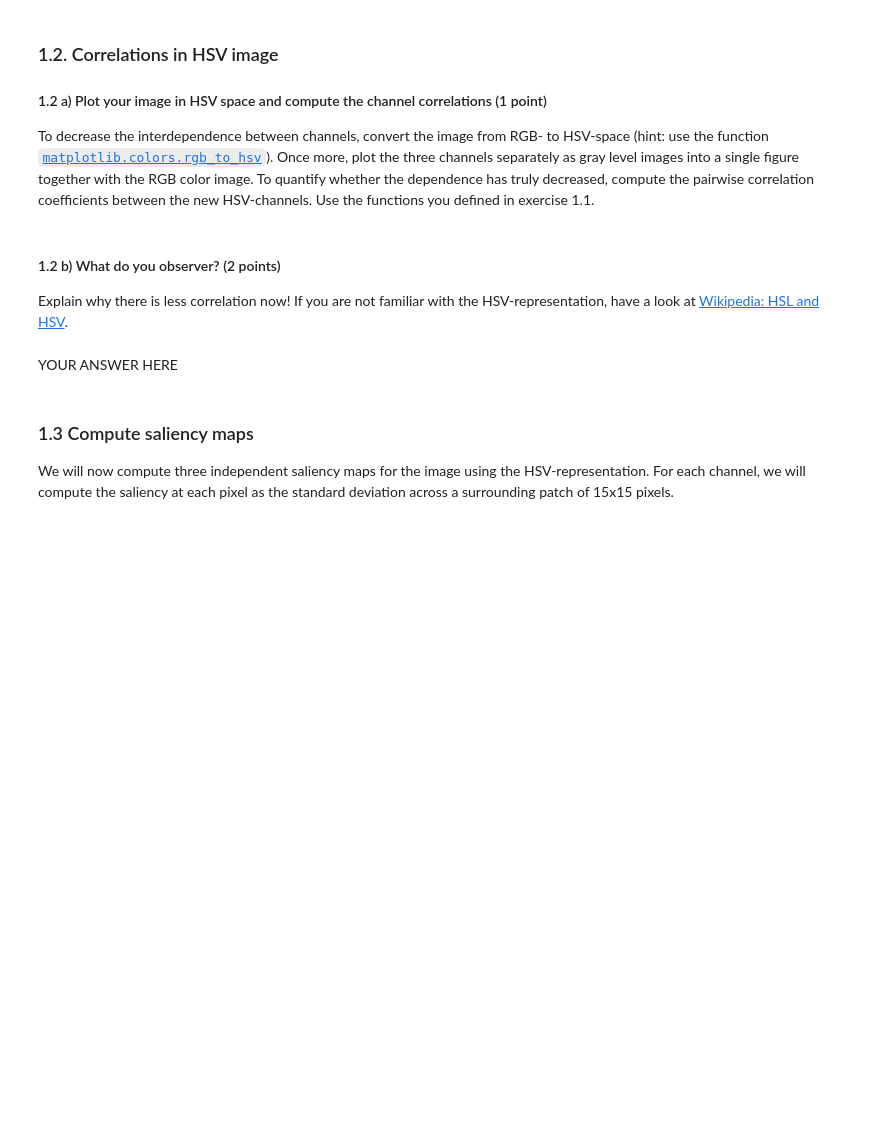
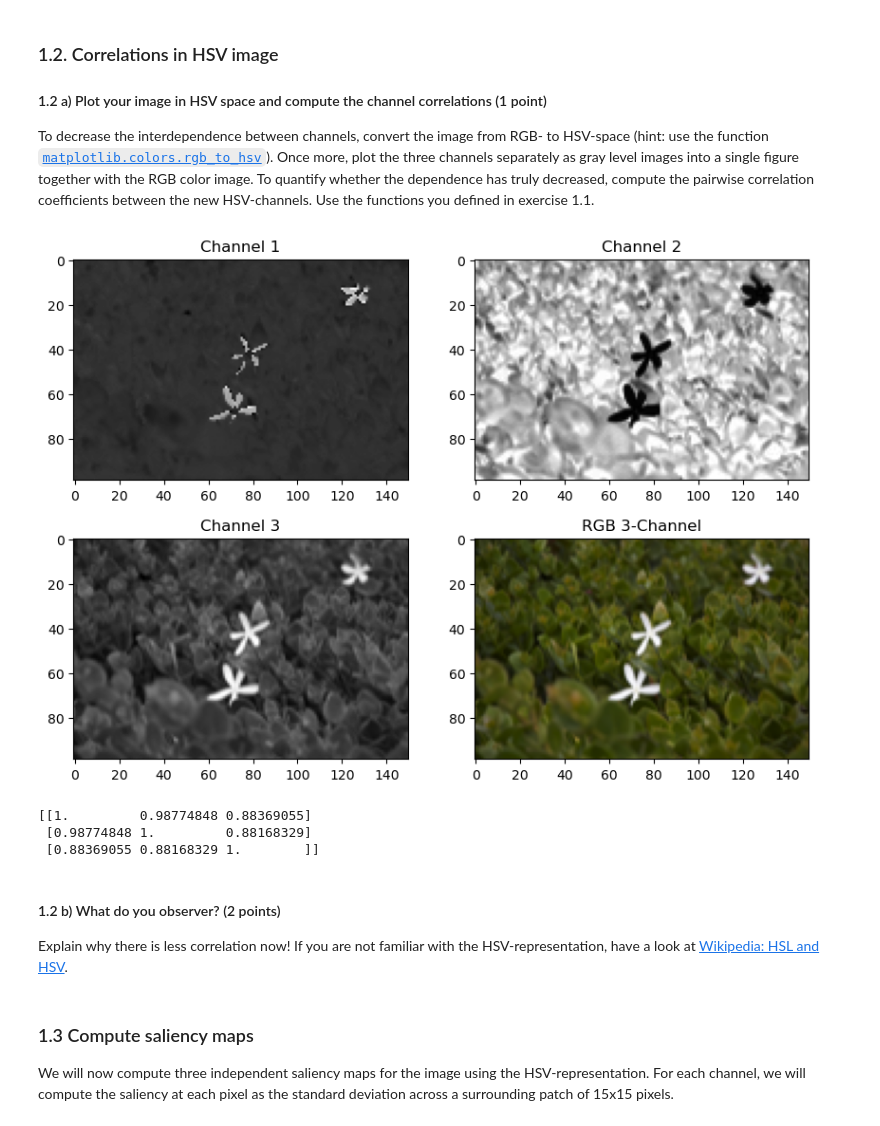
Before and after one commit to lfogarty98/mhbf_pt, a Jupyter notebook: attention/attention.ipynb, the cells around one changed output. Drawn from its saved outputs; the diff is of its cells as text; code cells hidden in the pictures; blank space fills up the shorter version.

```diff
--- a/attention/attention.ipynb
+++ b/attention/attention.ipynb
@@ -144,8 +170,16 @@ raise NotImplementedError()
+# %%
+img_hsv = plot_image_channels(matplotlib.colors.rgb_to_hsv(img), hsv=True)
+# %% [output]
+[figure, added]
+# %%
+print(get_channel_correlations(img_hsv))
+# %% [output]
+[[1.         0.98774848 0.88369055]
+ [0.98774848 1.         0.88168329]
+ [0.88369055 0.88168329 1.        ]]
 # %% [markdown]
 #### 1.2 b) What do you observer? (2 points)
 Explain why there is less correlation now! If you are not familiar with the HSV-representation, have a look at [Wikipedia: HSL and HSV](http://en.wikipedia.org/wiki/HSL_and_HSV).
-# %% [markdown]
-YOUR ANSWER HERE
 # %% [markdown]
 ### 1.3 Compute saliency maps
 
```
Also changed, not shown: parts of 19 cells of this notebook.
